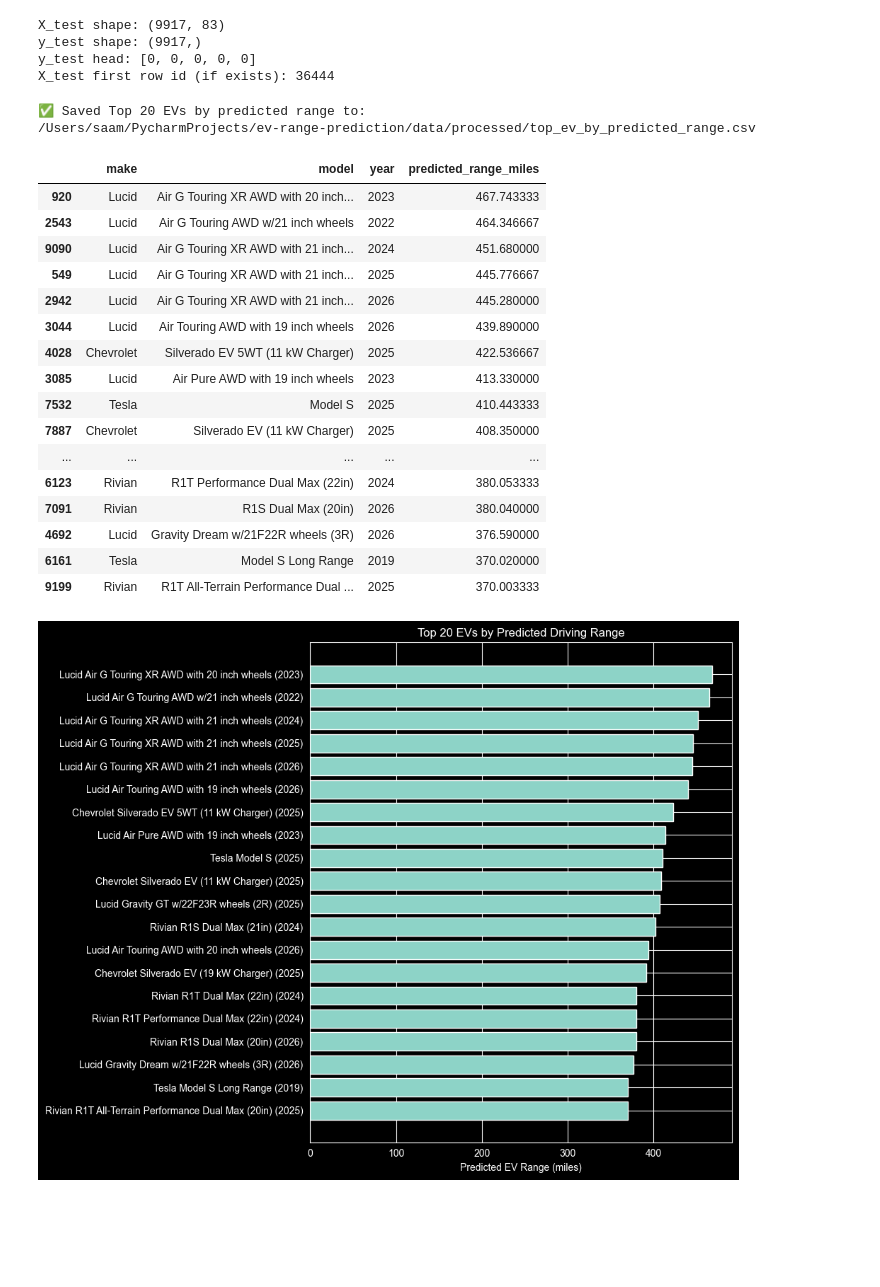
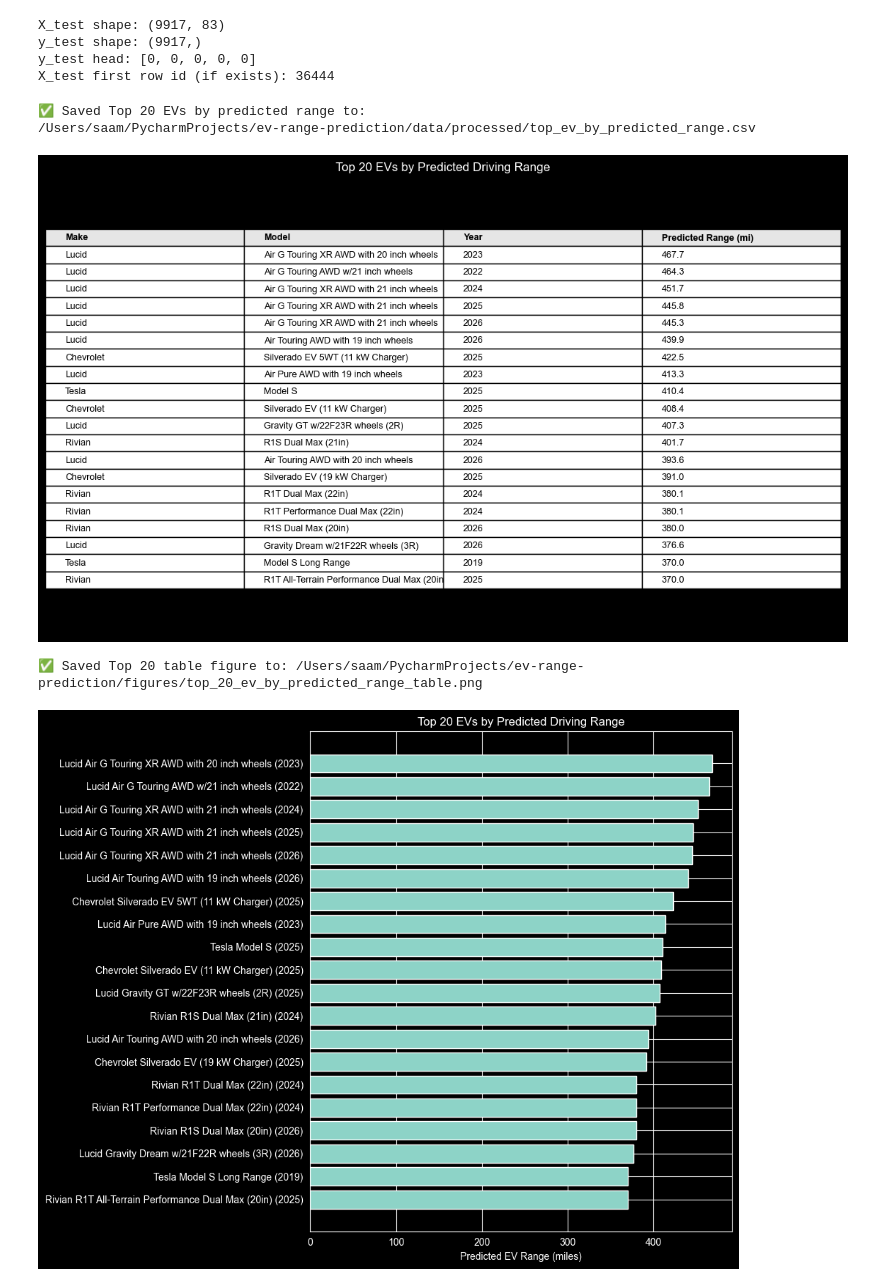
Before and after one commit to saam-kavusi/ev-range-prediction, a Jupyter notebook: notebooks/05_production_ready_pipeline.ipynb, the cells around one changed output. Saved outputs shown, nothing was run; the diff lists cells and outputs as text; code cells hidden in the pictures; blank space fills up the shorter version.

Commit message:
Add Top 20 EV ranking table visualization to production pipeline notebook

```diff
--- a/notebooks/05_production_ready_pipeline.ipynb
+++ b/notebooks/05_production_ready_pipeline.ipynb
@@ -313,6 +313,8 @@ X_test first row id (if exists): 36444
 import pandas as pd
 from pathlib import Path
 import warnings
+import matplotlib.pyplot as plt
+from pathlib import Path
 
 warnings.filterwarnings(
     "ignore",
@@ -334,50 +336,76 @@ if all_missing_cols:
     X_test = X_test.drop(columns=all_missing_cols)
 
 # --- Generate predictions ---
 y_pred = model_pipe.predict(X_test)
 
 # --- Build ranking dataframe ---
 rank_df = X_test[["make", "model", "year"]].copy()
 rank_df["predicted_range_miles"] = y_pred
 
 # --- Sort by predicted range (descending) ---
 rank_df = rank_df.sort_values(
     by="predicted_range_miles",
     ascending=False
 )
 
 # --- Top N vehicles ---
 TOP_N = 20
 top_ev_range = rank_df.head(TOP_N)
 
 # --- Save for reuse (README / analysis) ---
 out_path = DATA_PROCESSED / "top_ev_by_predicted_range.csv"
 top_ev_range.to_csv(out_path, index=False)
 
 print(f"✅ Saved Top {TOP_N} EVs by predicted range to:")
 print(out_path.resolve())
 
 top_ev_range
+
+# --- Create table figure for README (force visible text/colors) ---
+table_df = top_ev_range.copy()
+table_df = table_df[["make", "model", "year", "predicted_range_miles"]]
+table_df["predicted_range_miles"] = table_df["predicted_range_miles"].round(1)
+table_df.columns = ["Make", "Model", "Year", "Predicted Range (mi)"]
+
+fig, ax = plt.subplots(figsize=(14, 8))
+ax.axis("off")
+ax.set_title("Top 20 EVs by Predicted Driving Range", pad=12)
+
+tbl = ax.table(
+    cellText=table_df.values,
+    colLabels=table_df.columns,
+    loc="center",
+    cellLoc="left",
+    colLoc="left",
+)
+
+# Make it readable regardless of dark theme
+tbl.auto_set_font_size(False)
+tbl.set_fontsize(9)
+tbl.scale(1, 1.4)
+
+# Header styling + cell styling
+for (row, col), cell in tbl.get_celld().items():
+    cell.set_edgecolor("black")
+    if row == 0:  # header row
+        cell.set_text_props(weight="bold", color="black")
+        cell.set_facecolor("#E6E6E6")   # light gray header
+    else:
+        cell.set_text_props(color="black")
+        cell.set_facecolor("white")
+
+PROJECT_ROOT = Path.cwd() if (Path.cwd() / "figures").exists() else Path.cwd().parent
+out_path = PROJECT_ROOT / "figures" / "top_20_ev_by_predicted_range_table.png"
+
+plt.savefig(out_path, dpi=200, bbox_inches="tight", facecolor="white")
+plt.show()
+
+print("✅ Saved Top 20 table figure to:", out_path.resolve())
 # %% [output]
 ✅ Saved Top 20 EVs by predicted range to:
 /Users/saam/PycharmProjects/ev-range-prediction/data/processed/top_ev_by_predicted_range.csv
-|  | make | model | year | predicted_range_miles |
-| 920 | Lucid | Air G Touring XR AWD with 20 inch... | 2023 | 467.743333 |
-| 2543 | Lucid | Air G Touring AWD w/21 inch wheels | 2022 | 464.346667 |
-| 9090 | Lucid | Air G Touring XR AWD with 21 inch... | 2024 | 451.680000 |
-| 549 | Lucid | Air G Touring XR AWD with 21 inch... | 2025 | 445.776667 |
-| 2942 | Lucid | Air G Touring XR AWD with 21 inch... | 2026 | 445.280000 |
-| 3044 | Lucid | Air Touring AWD with 19 inch wheels | 2026 | 439.890000 |
-| 4028 | Chevrolet | Silverado EV 5WT (11 kW Charger) | 2025 | 422.536667 |
-| 3085 | Lucid | Air Pure AWD with 19 inch wheels | 2023 | 413.330000 |
-| 7532 | Tesla | Model S | 2025 | 410.443333 |
-| 7887 | Chevrolet | Silverado EV (11 kW Charger) | 2025 | 408.350000 |
-| ... | ... | ... | ... | ... |
-| 6123 | Rivian | R1T Performance Dual Max (22in) | 2024 | 380.053333 |
-| 7091 | Rivian | R1S Dual Max (20in) | 2026 | 380.040000 |
-| 4692 | Lucid | Gravity Dream w/21F22R wheels (3R) | 2026 | 376.590000 |
-| 6161 | Tesla | Model S Long Range | 2019 | 370.020000 |
-| 9199 | Rivian | R1T All-Terrain Performance Dual ... | 2025 | 370.003333 |
+[figure, added]
+✅ Saved Top 20 table figure to: /Users/saam/PycharmProjects/ev-range-prediction/figures/top_20_ev_by_predicted_range_table.png
 # %%
 # ============================================
 # Cell 11 — Top 20 EVs by Predicted Range (Bar Chart)
```
